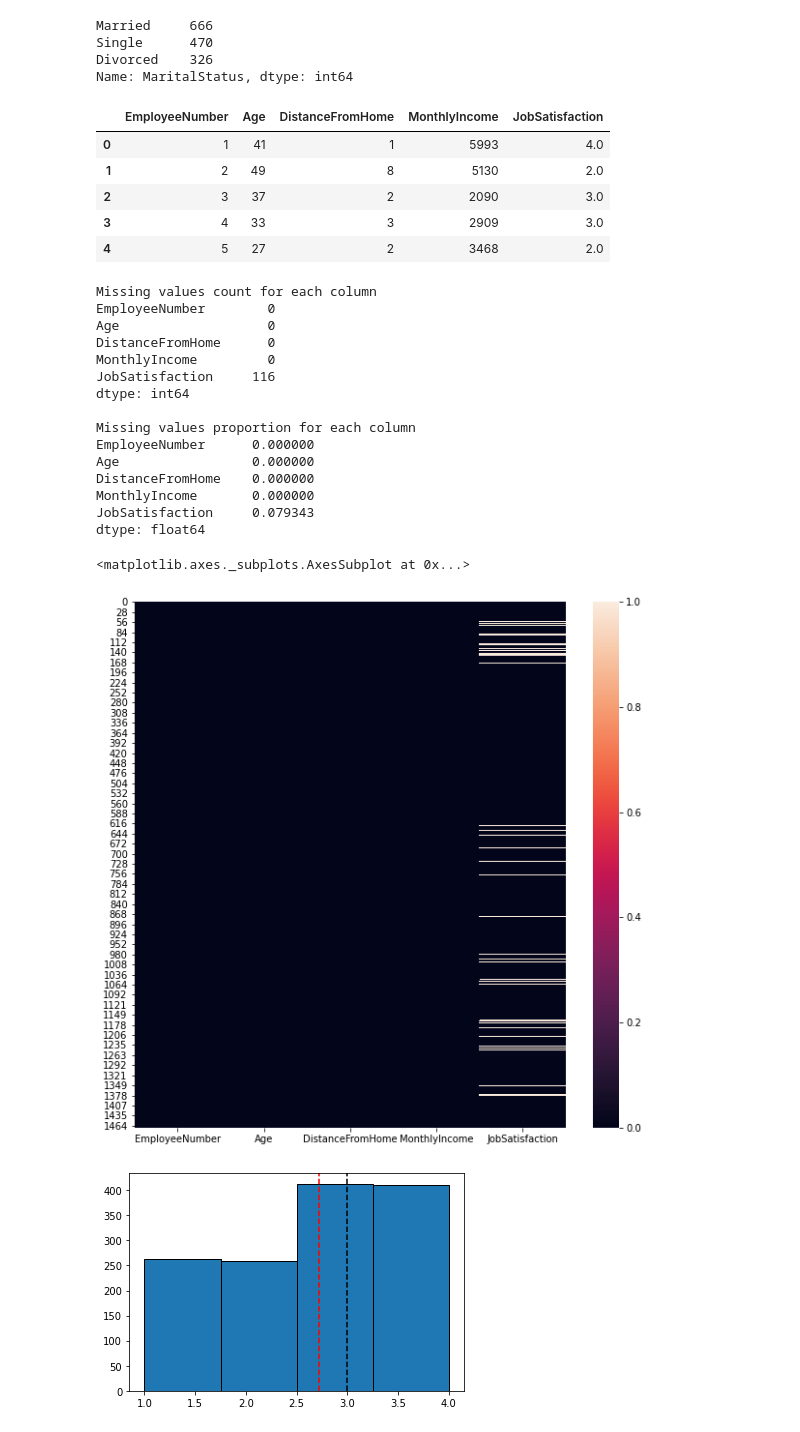
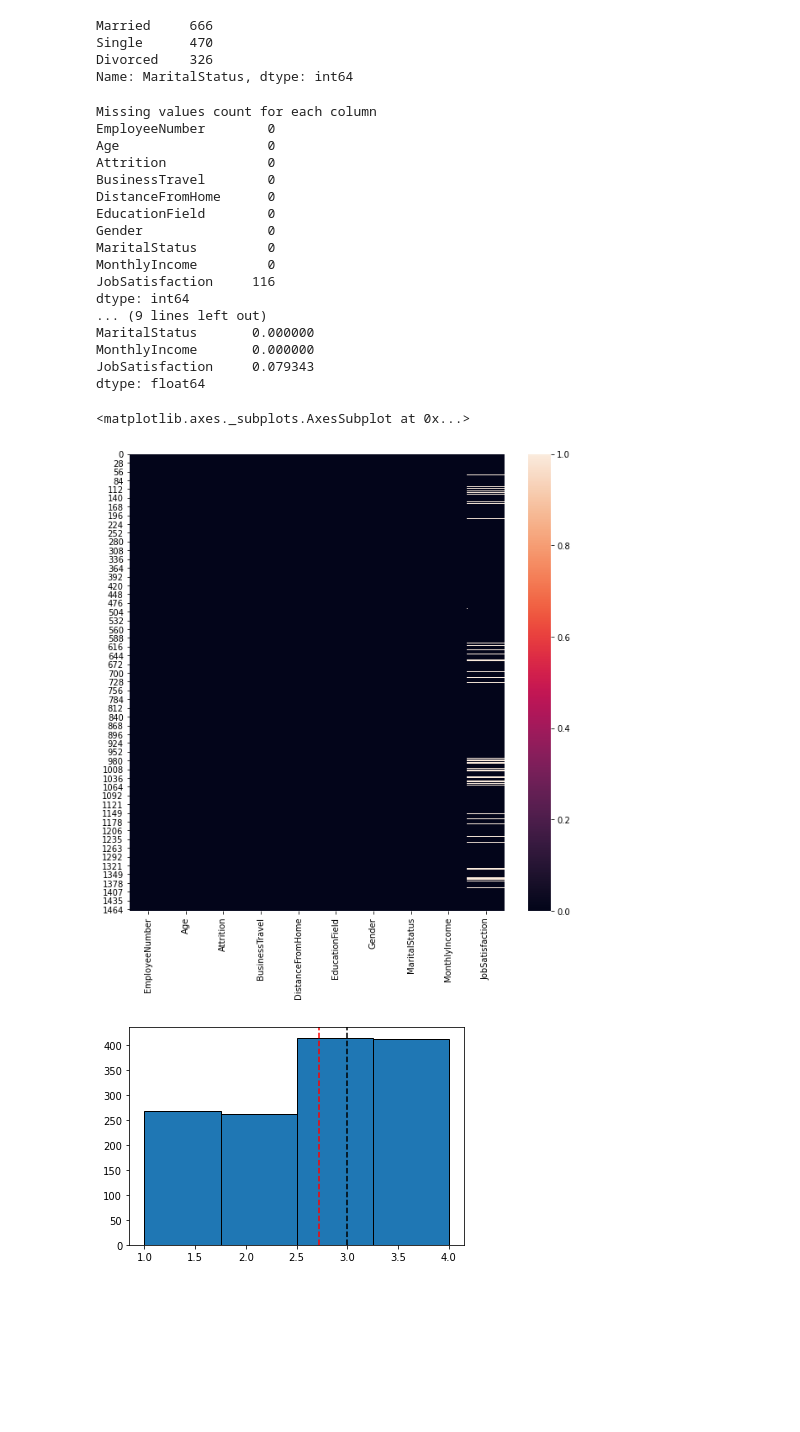
Before and after one commit to KeithChan01/IBM-Employee-Analysis, a Jupyter notebook: Cleaning.ipynb, the cells around one changed output. Saved outputs shown, nothing was run; the diff lists cells and outputs as text; code cells hidden in the pictures; blank space fills up the shorter version.

```diff
--- a/Cleaning.ipynb
+++ b/Cleaning.ipynb
@@ -174,6 +183,6 @@ data['MaritalStatus']!= 'NOT_CAPTURED'
 Name: MaritalStatus, Length: 1470, dtype: bool
 # %%
 #removing all rows with the 'NOT_CAPTURED' category in the 'MaritalStatus' column
-data = data.loc[data['MaritalStatus']!= 'NOT_CAPTURED']
+data_cleaned = data.loc[data['MaritalStatus']!= 'NOT_CAPTURED']
 # %%
 #verifying that there are no longer any counts of 'NOT_CAPTURED' in the column
@@ -183,48 +192,39 @@ Married     666
 Single      470
 Divorced    326
 Name: MaritalStatus, dtype: int64
-# %%
-#extracting numerical fields to identify data quality issues
-data_num = data.select_dtypes(include = ['int', 'float'])
-data_num.head()
-# %% [output]
-|  | EmployeeNumber | Age | DistanceFromHome | MonthlyIncome | JobSatisfaction |
-| 0 | 1 | 41 | 1 | 5993 | 4.0 |
-| 1 | 2 | 49 | 8 | 5130 | 2.0 |
-| 2 | 3 | 37 | 2 | 2090 | 3.0 |
-| 3 | 4 | 33 | 3 | 2909 | 3.0 |
-| 4 | 5 | 27 | 2 | 3468 | 2.0 |
 # %%
-#using a frequency count to count the frequency of missing values of numerical columns
+#using a frequency count to count the frequency of missing values of columns
 print("Missing values count for each column")
-print(data_num.isnull().sum())
-missing_prop = data_num.isnull().sum()/len(data_num)
+print(data_cleaned.isnull().sum())
+missing_prop = data_cleaned.isnull().sum()/len(data_cleaned)
 print("\nMissing values proportion for each column")
 print(missing_prop)
 # %% [output]
 Missing values count for each column
 EmployeeNumber        0
 Age                   0
+Attrition             0
+BusinessTravel        0
 DistanceFromHome      0
+EducationField        0
+Gender                0
+MaritalStatus         0
 MonthlyIncome         0
 JobSatisfaction     116
 dtype: int64
-
-Missing values proportion for each column
-EmployeeNumber      0.000000
-Age                 0.000000
-DistanceFromHome    0.000000
+... (9 lines left out)
+MaritalStatus       0.000000
 MonthlyIncome       0.000000
 JobSatisfaction     0.079343
 dtype: float64
 # %%
 #using a visual plot to create a heat map for missing numerical values
 import seaborn as sns
 plt.figure(figsize = [10,10])
-sns.heatmap(data_num.isnull())
+sns.heatmap(data_cleaned.isnull())
 # %% [output]
 <matplotlib.axes._subplots.AxesSubplot at 0x...>
-[figure, old version]
+[figure, new version]
 # %%
 #as the JobSatisfaction column has more than 5% but lower than 20% of missing values, the missing values must be imputed
 plt.hist(data['JobSatisfaction'], bins = 4, edgecolor = 'black')
```
Also changed, not shown: parts of 25 cells of this notebook.
